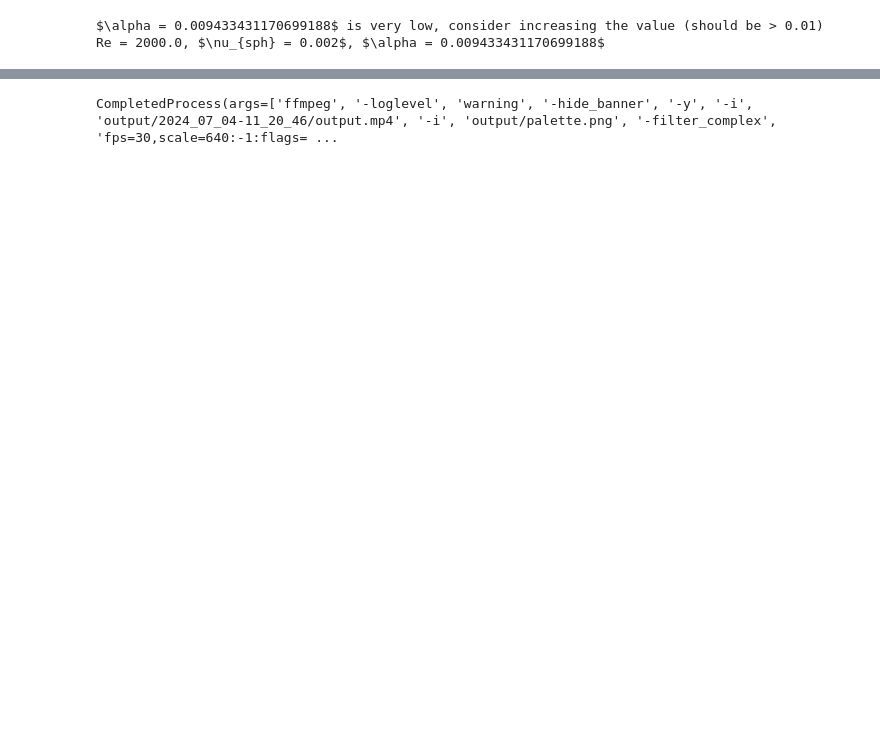
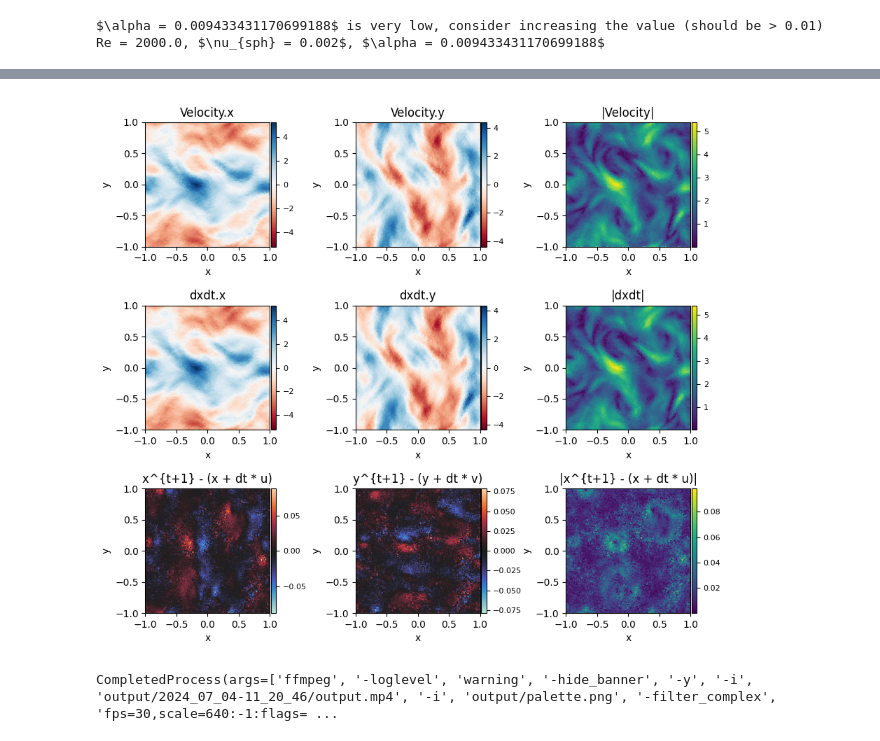
Before and after one commit to wi-re/diffSPH, a Jupyter notebook: partiBench/DFSPH.ipynb, the cells around one changed output, grey strips where cells are left out. Saved outputs shown, nothing was run; the diff lists cells and outputs as text; code cells hidden in the pictures; blank space fills up the shorter version.

```diff
--- a/partiBench/DFSPH.ipynb
+++ b/partiBench/DFSPH.ipynb
@@ -208,2 +216,40 @@ fig.tight_layout()
+# %%
+from diffSPH.v2.plotting import prepVisualizationState, visualizeParticleQuantity
+from diffSPH.v2.plotting import exportPlot, postProcessPlot
+fig, axis = plt.subplots(3,3, figsize = (9,8), squeeze = False)
+
+visualizationState = prepVisualizationState(perennialState, config, grid = True)
+# plotRegions(regions, axis[0,0])
+# plotRegions(regions, axis[0,1])
+
+s = 0.5
+
+
+
+diff = (perennialState['fluid']['positions'] - priorState['fluid']['positions']) / perennialState['dt']
+ddudt = (perennialState['fluid']['positions'] - (priorState['fluid']['positions'] + priorState['fluid']['velocities'] * priorState['dt'])) / perennialState['dt']
+# ddudt = (perennialState['fluid']['velocities'] - priorState['fluid']['velocities']) / perennialState['dt']
+
+visualizeParticleQuantity(fig, axis[0,0], config, visualizationState, quantity = 'velocities', mapping = '.x', s = s, scaling = 'sym', gridVisualization=False, cmap = 'RdBu', title = 'Velocity.x', which = 'fluid', plotBoth = False, midPoint = 0, streamLines = False)
+visualizeParticleQuantity(fig, axis[1,0], config, visualizationState, quantity = diff, mapping = '.x', s = s, scaling = 'sym', gridVisualization=False, cmap = 'RdBu', title = 'dxdt.x', which = 'fluid', plotBoth = False, midPoint = 0, streamLines = False)
+visualizeParticleQuantity(fig, axis[2,0], config, visualizationState, quantity = ddudt, mapping = '.x', s = s,  scaling = 'sym', gridVisualization=False, cmap = 'icefire', title = 'x^{t+1} - (x + dt * u)', which = 'fluid', plotBoth = False, midPoint = 0, streamLines = False)
+
+visualizeParticleQuantity(fig, axis[0,1], config, visualizationState, quantity = 'velocities', mapping = '.y', s = s, scaling = 'sym', gridVisualization=False, cmap = 'RdBu', title = 'Velocity.y', which = 'fluid', plotBoth = False, midPoint = 0, streamLines = False)
+visualizeParticleQuantity(fig, axis[1,1], config, visualizationState, quantity = diff, mapping = '.y', s = s, scaling = 'sym', gridVisualization=False, cmap = 'RdBu', title = 'dxdt.y', which = 'fluid', plotBoth = False, midPoint = 0, streamLines = False)
+visualizeParticleQuantity(fig, axis[2,1], config, visualizationState, quantity = ddudt, mapping = '.y', s = s,  scaling = 'sym', gridVisualization=False, cmap = 'icefire', title = 'y^{t+1} - (y + dt * v)', which = 'fluid', plotBoth = False, midPoint = 0, streamLines = False)
+
+visualizeParticleQuantity(fig, axis[0,2], config, visualizationState, quantity = 'velocities', mapping = 'L2', s = s, scaling = 'lin', gridVisualization=False, cmap = 'viridis', title = '|Velocity|', which = 'fluid', plotBoth = False, midPoint = 0, streamLines = False)
+visualizeParticleQuantity(fig, axis[1,2], config, visualizationState, quantity = diff, mapping = 'L2', s = s, scaling = 'lin', gridVisualization=False, cmap = 'viridis', title = '|dxdt|', which = 'fluid', plotBoth = False, midPoint = 0, streamLines = False)
+visualizeParticleQuantity(fig, axis[2,2], config, visualizationState, quantity = ddudt, mapping = 'L2', s = s,  scaling = 'lin', gridVisualization=False, cmap = 'viridis', title = '|x^{t+1} - (x + dt * u)|', which = 'fluid', plotBoth = False, midPoint = 0, streamLines = False)
+
+
+# fig.suptitle(f'step {perennialState["timestep"]}, time {perennialState["time"]:.4g}, dt {perennialState["dt"]:.2e} ptcls: {nx}x{nx} = {nx**2}, $\\alpha = {config["diffusion"]["alpha"]:.2e}$, $\\nu_{{sph}} = {config["diffusion"]["nu_sph"]}$\ndiv: {div.sum():.2f}, $\\rho = {perennialState["fluid"]["densities"].mean().cpu().detach().numpy():.2f}$, Incompressible: Iters: {len(priorState["fluid"]["convergence_density"])}, residual: {priorState["fluid"]["convergence_density"][-1]:.4e}, Divergence-Free: Iters: {len(priorState["fluid"]["convergence_divergence"])}, residual: {priorState["fluid"]["convergence_divergence"][-1]:.4e}\n E_k0: {E_k0:.2f}, E_k: {E_k:.2f}, $\\nu = {nu_total:.2e}$, $Re = {Re:.4g}$')
+
+fig.tight_layout()
+
+# simulationState['fluid']['actualArea'] = simulationState['fluid']['masses'] / simulationState['fluid']['densities']
+#
+# %% [output]
+[figure, added]
 # %%
 priorState = None
```
Also changed, not shown: parts of 6 cells of this notebook, 14 other files.
